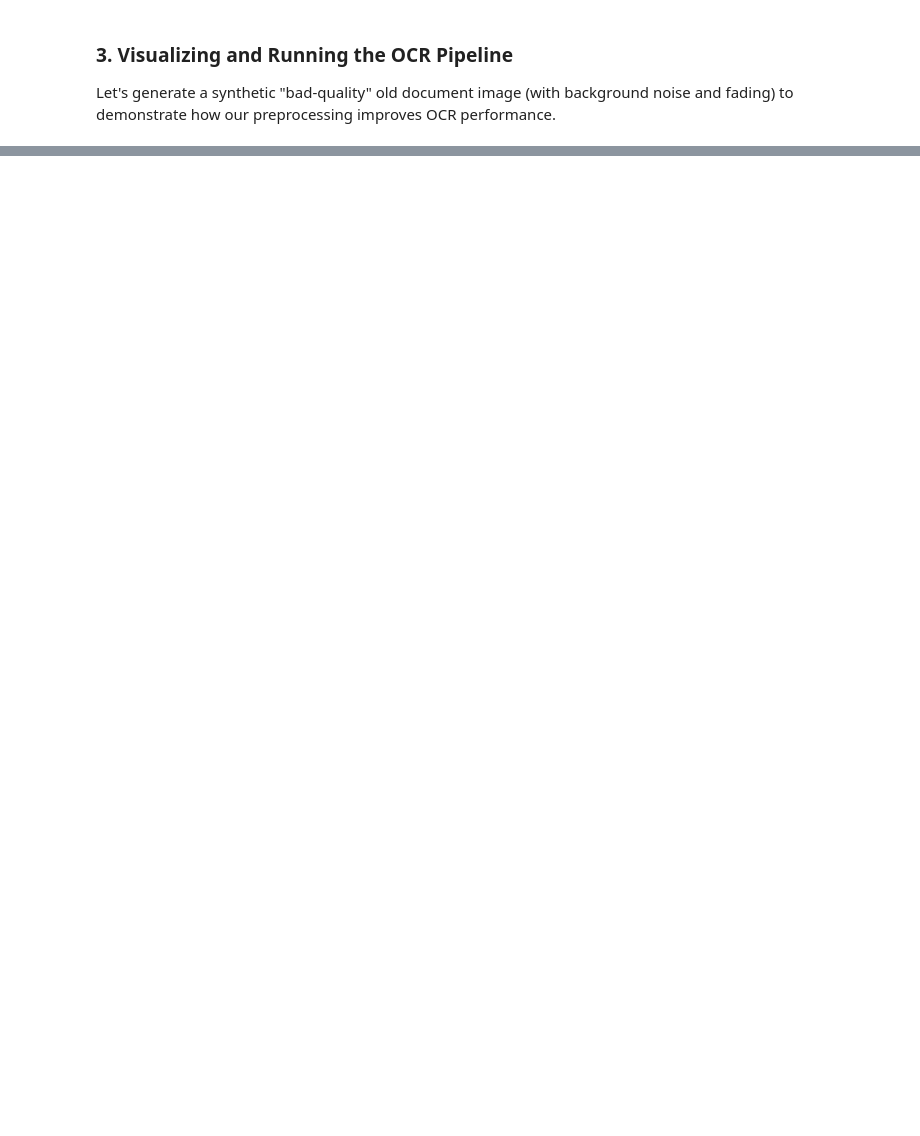
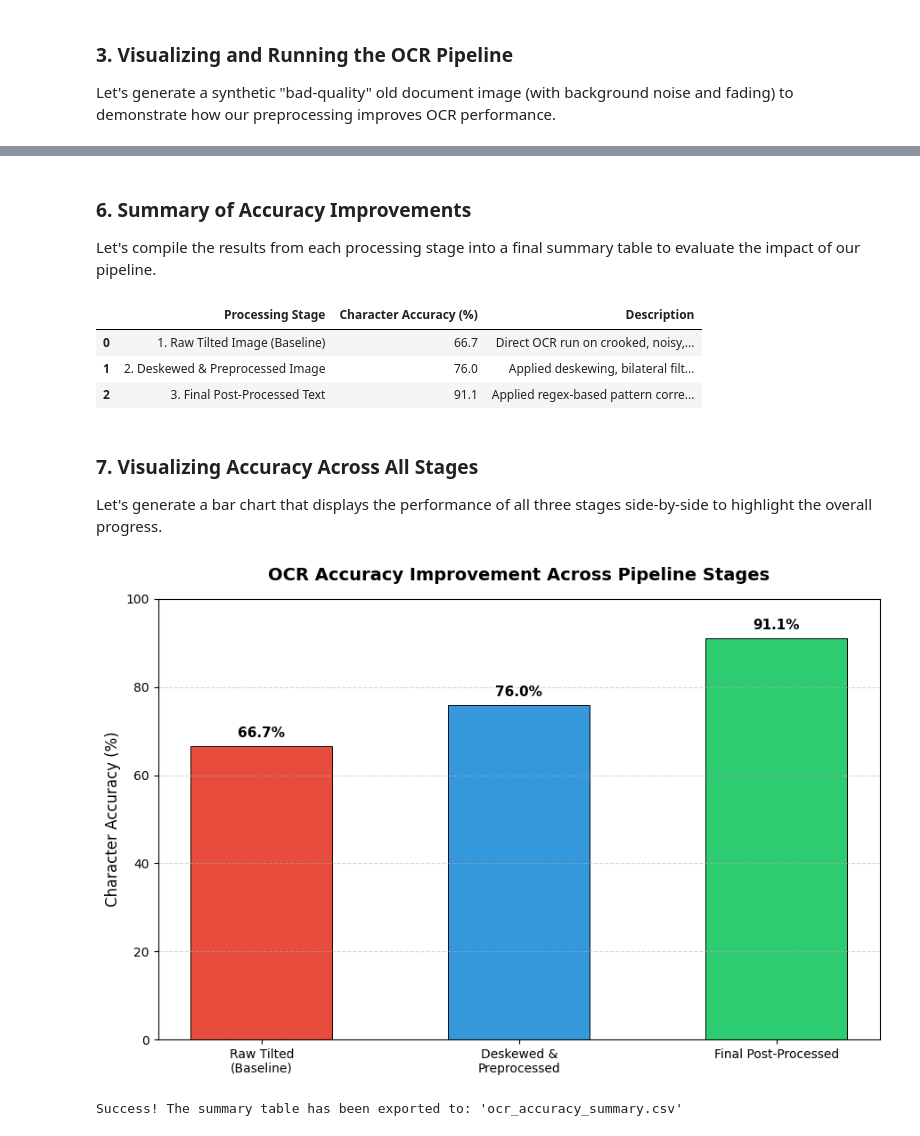
Before and after one commit to JacekDrzycimski/6tunnel, a Jupyter notebook: OCR_2.ipynb, the cells around one changed output, grey strips where cells are left out. Saved outputs shown, nothing was run; the diff lists cells and outputs as text; code cells hidden in the pictures; blank space fills up the shorter version.

```diff
--- a/OCR_2.ipynb
+++ b/OCR_2.ipynb
@@ -138,0 +335,79 @@ Location: Di District 4 (
+# %% [markdown]
+### 6. Summary of Accuracy Improvements
+Let's compile the results from each processing stage into a final summary table to evaluate the impact of our pipeline.
+# %%
+import pandas as pd
+
+# Compile metrics into a DataFrame
+summary_data = {
+    "Processing Stage": [
+        "1. Raw Tilted Image (Baseline)",
+        "2. Deskewed & Preprocessed Image",
+        "3. Final Post-Processed Text"
+    ],
+    "Character Accuracy (%)": [
+        round(accuracy_raw, 1),
+        round(accuracy_processed, 1),
+        round(accuracy_final, 1)
+    ],
+    "Description": [
+        "Direct OCR run on crooked, noisy, and degraded mock scan.",
+        "Applied deskewing, bilateral filtering, and tuned adaptive thresholding.",
+        "Applied regex-based pattern corrections to heal common historical OCR misreads."
+    ]
+}
+
+df_summary = pd.DataFrame(summary_data)
+display(df_summary)
+# %% [output]
+|  | Processing Stage | Character Accuracy (%) | Description |
+| 0 | 1. Raw Tilted Image (Baseline) | 66.7 | Direct OCR run on crooked, noisy,... |
+| 1 | 2. Deskewed & Preprocessed Image | 76.0 | Applied deskewing, bilateral filt... |
+| 2 | 3. Final Post-Processed Text | 91.1 | Applied regex-based pattern corre... |
+# %% [markdown]
+### 7. Visualizing Accuracy Across All Stages
+Let's generate a bar chart that displays the performance of all three stages side-by-side to highlight the overall progress.
+# %%
+import matplotlib.pyplot as plt
+
+# Prepare the data
+stages = [
+    'Raw Tilted\n(Baseline)',
+    'Deskewed &\nPreprocessed',
+    'Final Post-Processed'
+]
+accuracies = [accuracy_raw, accuracy_processed, accuracy_final]
+colors = ['#e74c3c', '#3498db', '#2ecc71']
+
+# Create figure and plot
+fig, ax = plt.subplots(figsize=(9, 6))
+bars = ax.bar(stages, accuracies, color=colors, width=0.55, edgecolor='black', linewidth=0.7)
+
+# Title and labels
+ax.set_title('OCR Accuracy Improvement Across Pipeline Stages', fontsize=14, fontweight='bold', pad=15)
+ax.set_ylabel('Character Accuracy (%)', fontsize=12)
+ax.set_ylim(0, 100)
+
+# Add percentage values on top of each bar
+for bar in bars:
+    height = bar.get_height()
+    ax.annotate(f'{height:.1f}%',
+                xy=(bar.get_x() + bar.get_width() / 2, height),
+                xytext=(0, 5),  # 5 points vertical offset
+                textcoords="offset points",
+                ha='center', va='bottom', fontsize=11, fontweight='bold')
+
+# Customize style
+plt.grid(axis='y', linestyle='--', alpha=0.5)
+plt.tight_layout()
+plt.show()
+# %% [output]
+[figure, added]
+# %%
+# Export the summary DataFrame to a CSV file
+csv_output_path = 'ocr_accuracy_summary.csv'
+df_summary.to_csv(csv_output_path, index=False)
+
+print(f"Success! The summary table has been exported to: '{csv_output_path}'")
+# %% [output]
+Success! The summary table has been exported to: 'ocr_accuracy_summary.csv'
```
Also changed, not shown: parts of 11 cells of this notebook.
